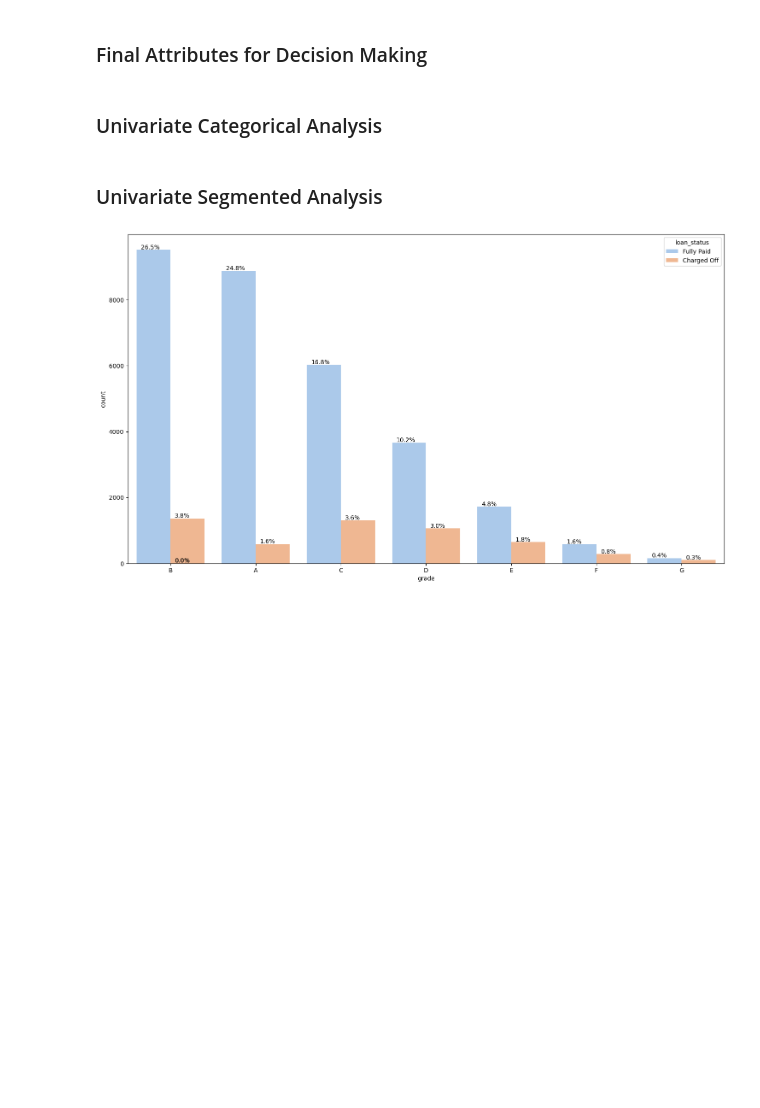
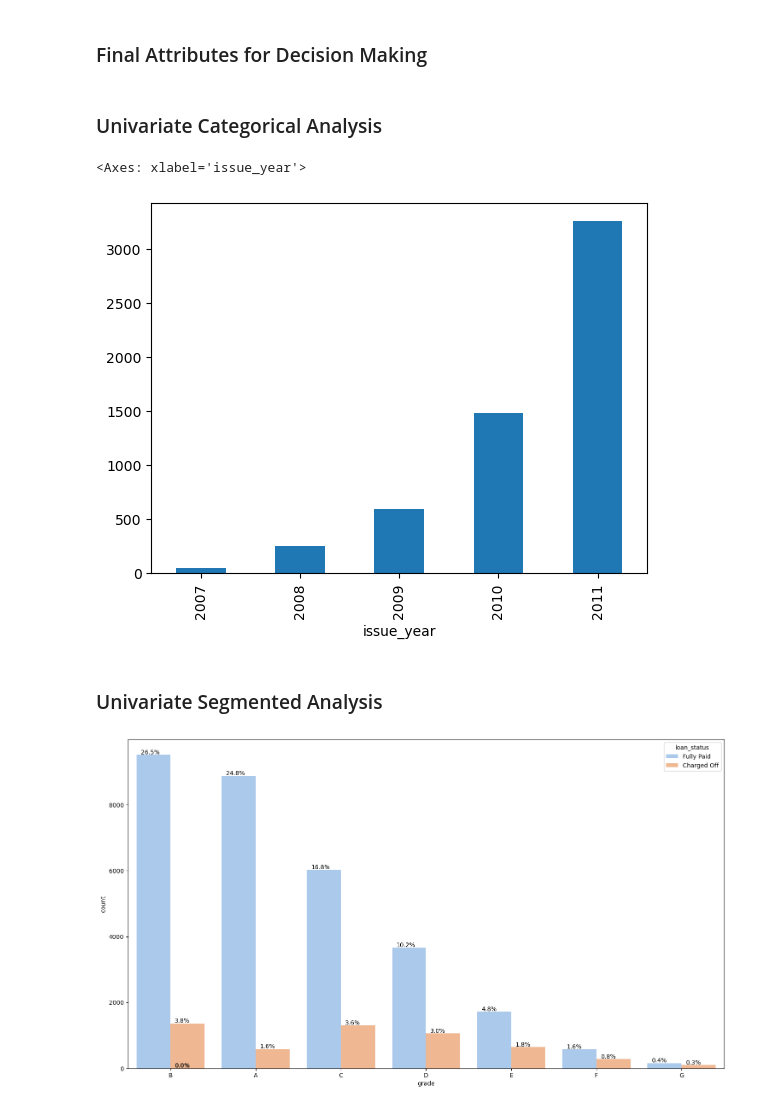
Before and after one commit to snehaljadhav2283/Loan_CaseStudy_EDA, a Jupyter notebook: Loan_Analysis.ipynb, the cells around one changed output. Cells and saved outputs as stored; diff of their text form; code cells hidden in the pictures; blank space fills up the shorter version.

```diff
--- a/Loan_Analysis.ipynb
+++ b/Loan_Analysis.ipynb
@@ -395,6 +395,18 @@ tax_liens                   float64
 dtype: object
 # %% [markdown]
 ### Identify Date Columns and convert to Date Time Date Type
+# %%
+def validate_year(date) :
+    temp = date.split('-')[1]
+    length = len(temp)
+    if length == 2 :
+        temp = "20"+temp
+    else :
+        temp = "200"+temp
+
+    return temp
+# %%
+loan_df_defaulters['issue_year'] = loan_df_defaulters['issue_d'].apply(validate_year)
 # %% [markdown]
 ### Business Problem Statement Variables
 # %%
@@ -527,6 +539,16 @@ num_col_final =  ["annual_inc", "int_rate", "loan_amnt"]
 cat_col_final =  ["grade","sub_grade", "emp_length", "verification_status", "home_ownership", "purpose", "loan_status", "term", "Target"]
 # %% [markdown]
 ### Univariate Categorical Analysis
+# %%
+# considering one categorical variable  here as Year and using aggregation function called Count
+#plot_issue_year = loan_df.groupby("issue_year").frequency.count().reset_index()
+#plot_bar_chat(plot_issue_year,"issue_year","frequency")
+loan_df_defaulters.issue_year.unique()
+loan_df_defaulters1 =loan_df_defaulters[loan_df_defaulters.loan_status == "Charged Off"]
+loan_df_defaulters1.groupby(["issue_year"]).loan_status.count().plot(kind="bar")
+# %% [output]
+<Axes: xlabel='issue_year'>
+[figure, added]
 # %% [markdown]
 ### Univariate Segmented Analysis
 # %%
```
Also changed, not shown: parts of 4 cells of this notebook.
